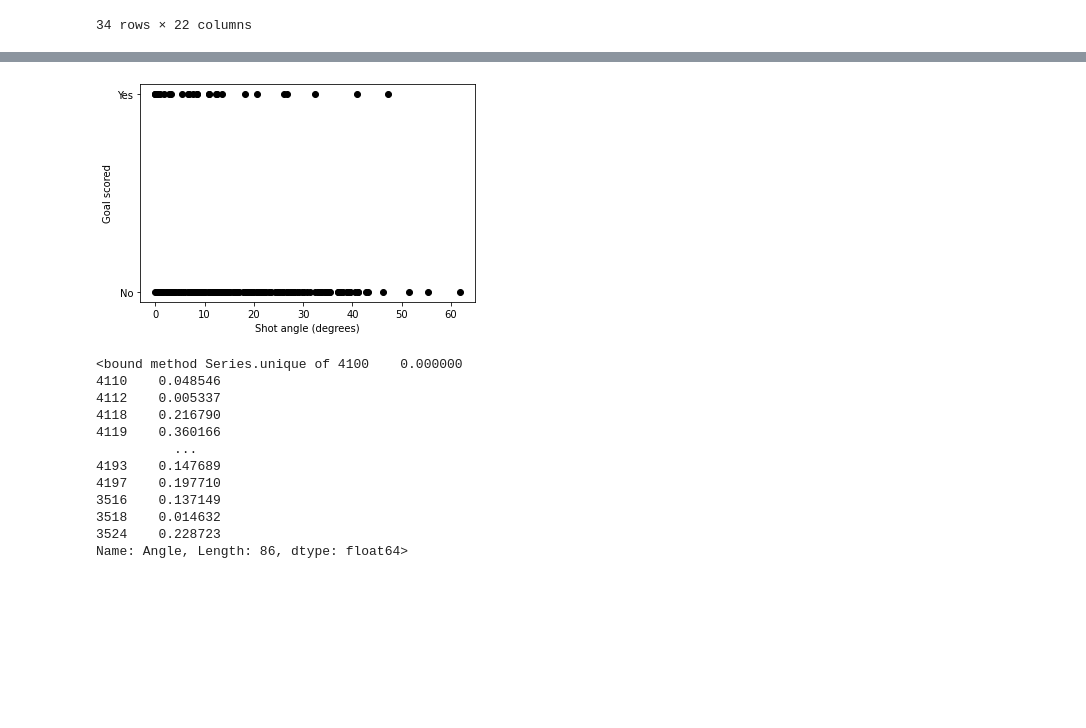
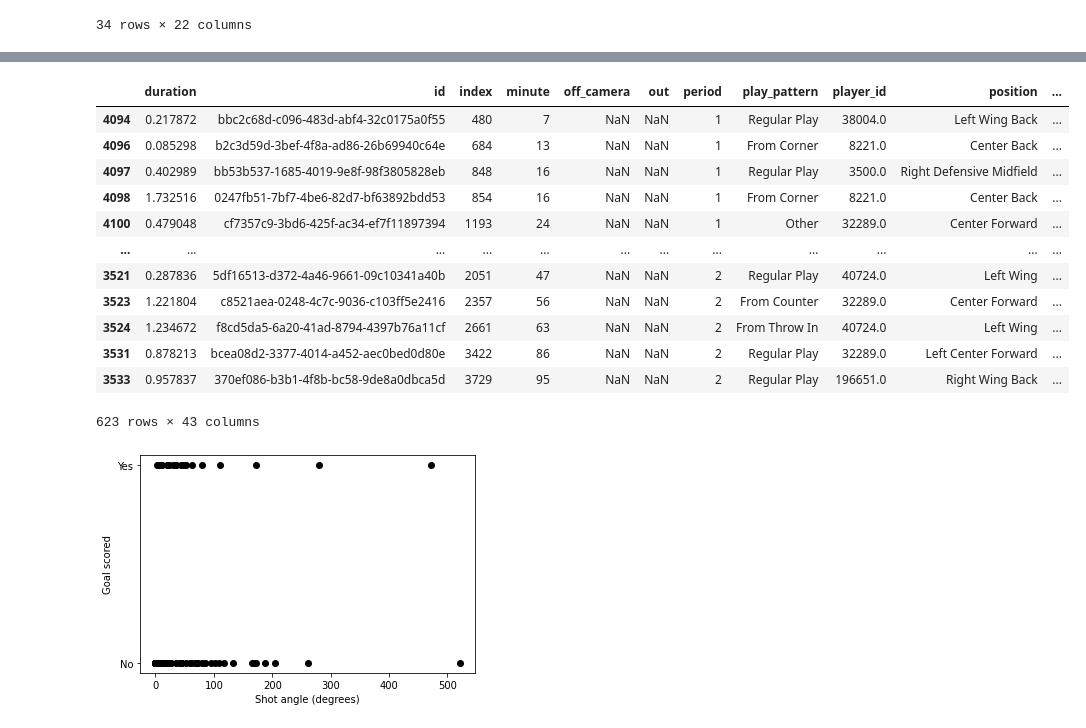
Before and after one commit to luisalawson/proyecto-TD8, a Jupyter notebook: BayerLeverkusenxG.ipynb, the cells around one changed output, grey strips where cells are left out. Cells and saved outputs as stored; diff of their text form; code cells hidden in the pictures; blank space fills up the shorter version.

```diff
--- a/BayerLeverkusenxG.ipynb
+++ b/BayerLeverkusenxG.ipynb
@@ -179,0 +126,16 @@ plt.show()
+# %%
+clean_shots
+# %% [output]
+|  | duration | id | index | minute | off_camera | out | period | play_pattern | player_id | position | ... |
+| 4094 | 0.217872 | bbc2c68d-c096-483d-abf4-32c0175a0f55 | 480 | 7 | NaN | NaN | 1 | Regular Play | 38004.0 | Left Wing Back | ... |
+| 4096 | 0.085298 | b2c3d59d-3bef-4f8a-ad86-26b69940c64e | 684 | 13 | NaN | NaN | 1 | From Corner | 8221.0 | Center Back | ... |
+| 4097 | 0.402989 | bb53b537-1685-4019-9e8f-98f3805828eb | 848 | 16 | NaN | NaN | 1 | Regular Play | 3500.0 | Right Defensive Midfield | ... |
+| 4098 | 1.732516 | 0247fb51-7bf7-4be6-82d7-bf63892bdd53 | 854 | 16 | NaN | NaN | 1 | From Corner | 8221.0 | Center Back | ... |
+| 4100 | 0.479048 | cf7357c9-3bd6-425f-ac34-ef7f11897394 | 1193 | 24 | NaN | NaN | 1 | Other | 32289.0 | Center Forward | ... |
+| ... | ... | ... | ... | ... | ... | ... | ... | ... | ... | ... | ... |
+| 3521 | 0.287836 | 5df16513-d372-4a46-9661-09c10341a40b | 2051 | 47 | NaN | NaN | 2 | Regular Play | 40724.0 | Left Wing | ... |
+| 3523 | 1.221804 | c8521aea-0248-4c7c-9036-c103ff5e2416 | 2357 | 56 | NaN | NaN | 2 | From Counter | 32289.0 | Center Forward | ... |
+| 3524 | 1.234672 | f8cd5da5-6a20-41ad-8794-4397b76a11cf | 2661 | 63 | NaN | NaN | 2 | From Throw In | 40724.0 | Left Wing | ... |
+| 3531 | 0.878213 | bcea08d2-3377-4014-a452-aec0bed0d80e | 3422 | 86 | NaN | NaN | 2 | Regular Play | 32289.0 | Left Center Forward | ... |
+| 3533 | 0.957837 | 370ef086-b3b1-4f8b-bc58-9de8a0dbca5d | 3729 | 95 | NaN | NaN | 2 | Regular Play | 196651.0 | Right Wing Back | ... |
+623 rows × 43 columns
@@ -180,9 +144,9 @@ plt.show()
 # %%
 #first 200 shots
-shots_200=shots.iloc[:200]
+shots_200=clean_shots.iloc[:200]
 #plot first 200 shots goal angle
 fig, ax = plt.subplots()
-ax.plot(shots_200['Angle']*180/np.pi, shots_200['Goal'], linestyle='none', marker= '.', markersize= 12, color='black')
+ax.plot(shots_200['shot_angle_degrees'], shots_200['Goal'], linestyle='none', marker= '.', markersize= 12, color='black')
 #make legend
 ax.set_ylabel('Goal scored')
 ax.set_xlabel("Shot angle (degrees)")
@@ -191,21 +155,6 @@ ax.set_yticks([0,1])
 ax.set_yticklabels(['No','Yes'])
 plt.show()
 # %% [output]
-[figure, old version]
+[figure, new version]
-# %%
-goals['Angle'].unique
-# %% [output]
-<bound method Series.unique of 4100    0.000000
-4110    0.048546
-4112    0.005337
-4118    0.216790
-4119    0.360166
-          ...
-4193    0.147689
-4197    0.197710
-3516    0.137149
-3518    0.014632
-3524    0.228723
-Name: Angle, Length: 86, dtype: float64>
 # %%
 #number of shots from angle
```
Also changed, not shown: parts of 26 cells of this notebook.
